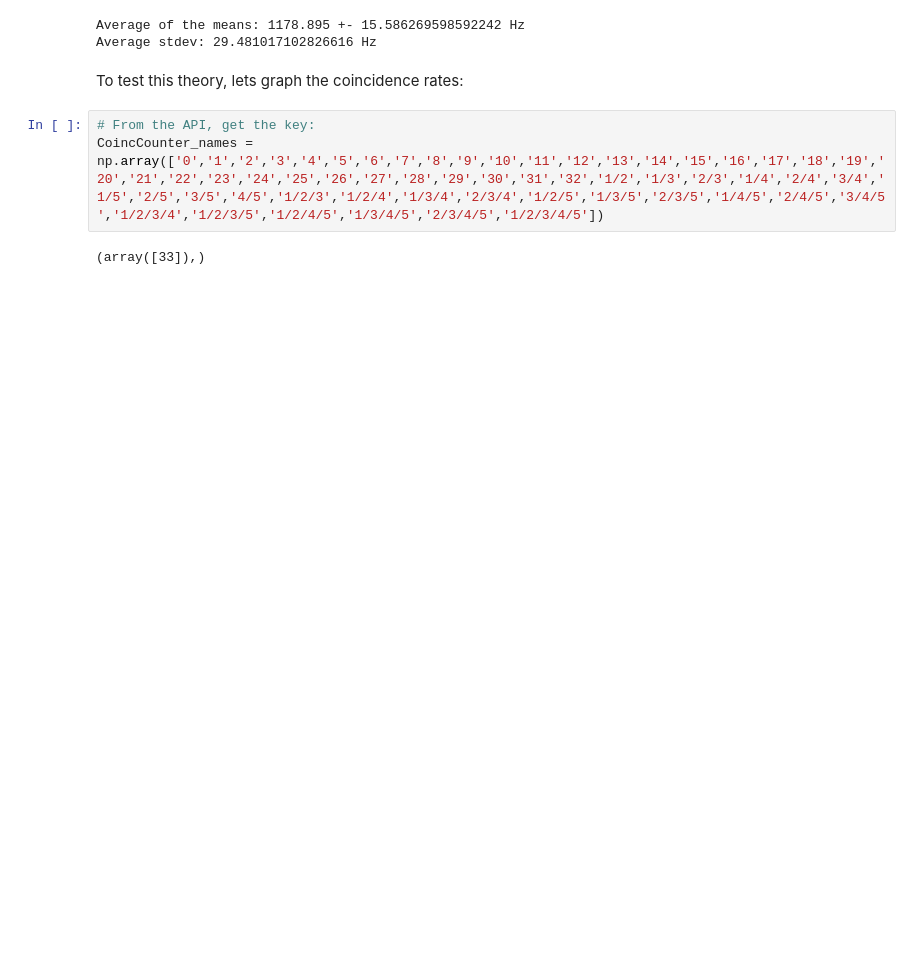
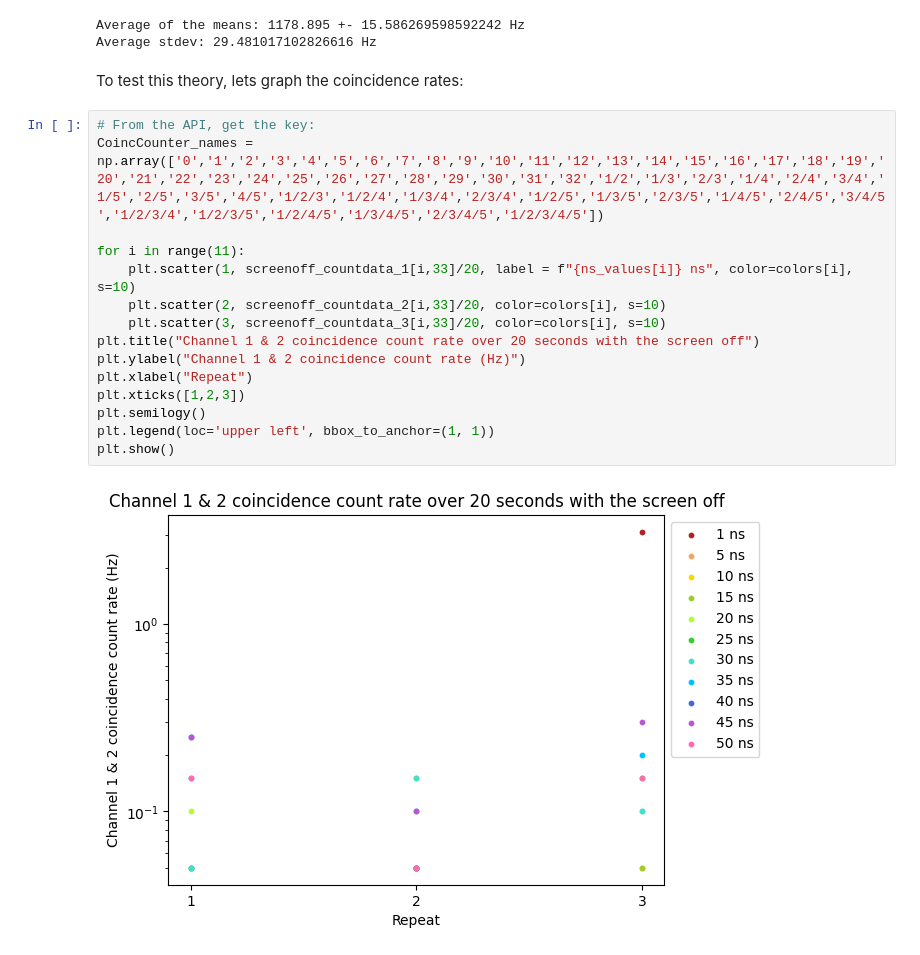
Before and after one commit to MixtliMonroe/SinglePhotonInterference, a Jupyter notebook: analyzeBackground.ipynb, the cells around one changed output. Cells and saved outputs as stored; diff of their text form; blank space fills up the shorter version.

```diff
--- a/analyzeBackground.ipynb
+++ b/analyzeBackground.ipynb
@@ -201,5 +204,17 @@ To test this theory, lets graph the coincidence rates:
 # %%
 # From the API, get the key:
 CoincCounter_names = np.array(['0','1','2','3','4','5','6','7','8','9','10','11','12','13','14','15','16','17','18','19','20','21','22','23','24','25','26','27','28','29','30','31','32','1/2','1/3','2/3','1/4','2/4','3/4','1/5','2/5','3/5','4/5','1/2/3','1/2/4','1/3/4','2/3/4','1/2/5','1/3/5','2/3/5','1/4/5','2/4/5','3/4/5','1/2/3/4','1/2/3/5','1/2/4/5','1/3/4/5','2/3/4/5','1/2/3/4/5'])
+
+for i in range(11):
+    plt.scatter(1, screenoff_countdata_1[i,33]/20, label = f"{ns_values[i]} ns", color=colors[i], s=10)
+    plt.scatter(2, screenoff_countdata_2[i,33]/20, color=colors[i], s=10)
+    plt.scatter(3, screenoff_countdata_3[i,33]/20, color=colors[i], s=10)
+plt.title("Channel 1 & 2 coincidence count rate over 20 seconds with the screen off")
+plt.ylabel("Channel 1 & 2 coincidence count rate (Hz)")
+plt.xlabel("Repeat")
+plt.xticks([1,2,3])
+plt.semilogy()
+plt.legend(loc='upper left', bbox_to_anchor=(1, 1))
+plt.show()
 # %% [output]
-(array([33]),)
+[figure, added]
```
Also changed, not shown: parts of 12 cells of this notebook.
